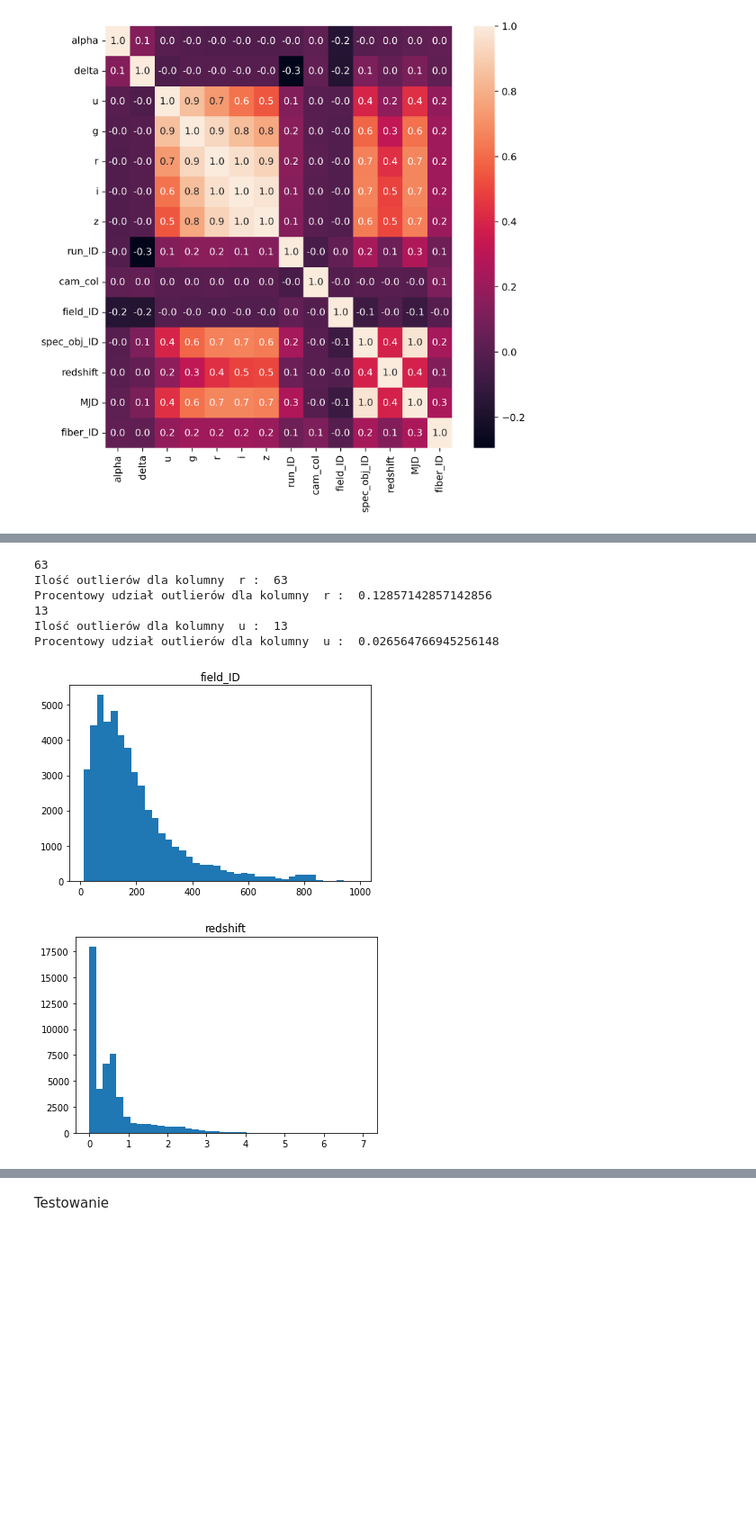
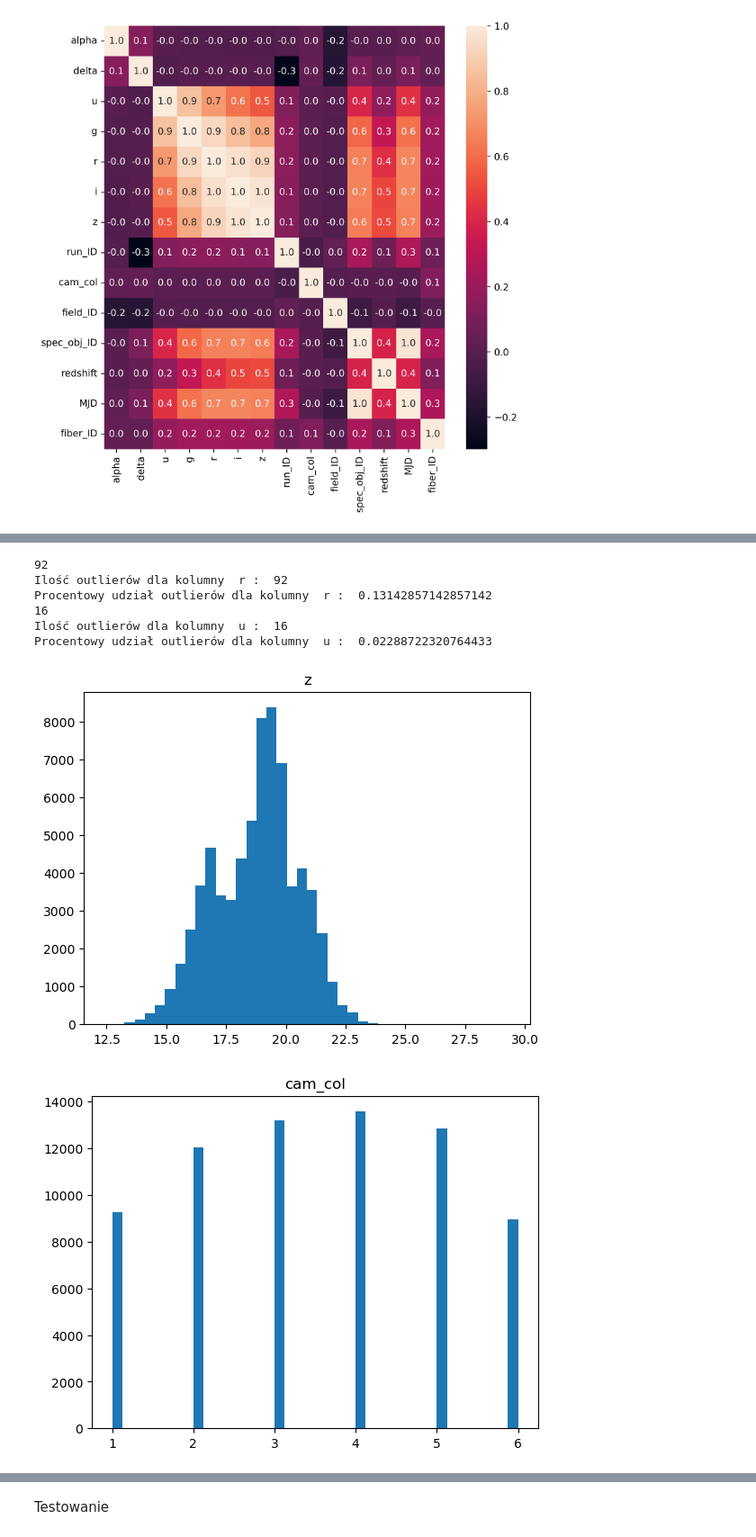
Before and after one commit to MaciejMomot/TweetsMachineLearning, a Jupyter notebook: validation_team/FE/budowa_krok_2_4.ipynb, the cells around one changed output, grey strips where cells are left out. Shown at 90% size. Saved outputs shown, nothing was run; the diff lists cells and outputs as text; code cells hidden in the pictures; blank space fills up the shorter version.

```diff
--- a/validation_team/FE/budowa_krok_2_4.ipynb
+++ b/validation_team/FE/budowa_krok_2_4.ipynb
@@ -104,23 +104,14 @@ seaborn==0.12.2
 # %% [markdown]
 Wczytanie i korekta ramki danych
 # %%
-# Wczytanie danych - dane do trenowania modelu
-df_original = pd.read_csv("..\\dane\\training_sample_team4.csv")
-development_unit_df = df_original.copy()
-########development_unit_df, test_sample_df = train_test_split(df_original, test_size=0.3, random_state=42)
-
-## dane testowe
-test = pd.read_csv("..\\dane\\validation_sample_team4.csv")
-
+# Wczytanie danych
+df_original = pd.read_csv("..\\dane\\star_classification.csv")
+development_unit_df, test_sample_df = train_test_split(df_original, test_size=0.3, random_state=42)
 
 # Usuwanie kolumn, które są skorelowane z innymi ze współczynnikiem 1
 development_unit_df = development_unit_df.loc[:, development_unit_df.columns != 'rerun_ID']
 development_unit_df = development_unit_df.loc[:, development_unit_df.columns != 'obj_ID']
 development_unit_df = development_unit_df.loc[:, development_unit_df.columns != 'plate']
-
-test = test.loc[:, test.columns != 'rerun_ID']
-test = test.loc[:, test.columns != 'obj_ID']
-test = test.loc[:, test.columns != 'plate']
 # Usuwanie błędnej obserwacji
 development_unit_df = development_unit_df[development_unit_df['u'] > 0]
 
@@ -372,8 +351,8 @@ plt.show()
 [figure]
 # %%
 ## usuwanie OUTLIERS: zobaczmy, dla których zmiennych wystąpują wartości odstające
-for i in range(15):
-    if i != 11:
+for i in range(10):
+    if i != 7:
         plt.boxplot(df.iloc[:, i])
         plt.title(df.columns[i])
         plt.show()
@@ -415,27 +389,27 @@ for i in range(len(columns_to_be_checked)):
 
     ## usuńmy outliery dla u i r: stanowią tylko 0.13% i 0.03% wszystkich wierszy
 # %% [output]
-63
-Ilość outlierów dla kolumny  r :  63
-Procentowy udział outlierów dla kolumny  r :  0.12857142857142856
-13
-Ilość outlierów dla kolumny  u :  13
-Procentowy udział outlierów dla kolumny  u :  0.026564766945256148
+92
+Ilość outlierów dla kolumny  r :  92
+Procentowy udział outlierów dla kolumny  r :  0.13142857142857142
+16
+Ilość outlierów dla kolumny  u :  16
+Procentowy udział outlierów dla kolumny  u :  0.02288722320764433
 # %%
 ### spójrzmy jeszcze na dwie pozostałe kolumny z outlierami:
 
-plt.hist(df.iloc[:, 9], bins = 40)
-plt.title(df.columns[9])
+plt.hist(df.iloc[:, 6], bins = 40)
+plt.title(df.columns[6])
 plt.show()
 
-plt.hist(df.iloc[:, 12], bins = 40)
-plt.title(df.columns[12])
+plt.hist(df.iloc[:, 8], bins = 40)
+plt.title(df.columns[8])
 plt.show()
 
-# zmienne redshift oraz filed_ID mają rozkład wykładniczy
+# zmienne redshift oraz filed_ID mają rozkład wykładniczy -> chyba nie usuwamy outlierów ???
 # %% [output]
-[figure, old version]
+[figure, new version]
-[figure, old version]
+[figure, new version]
 # %%
 df = df.drop(['i', 'g', 'z', 'MJD'], axis = 1)
 df_correlation = df.loc[:, df.columns != 'class'].corr()
```
Also changed, not shown: parts of 24 cells of this notebook, 3 other files.
